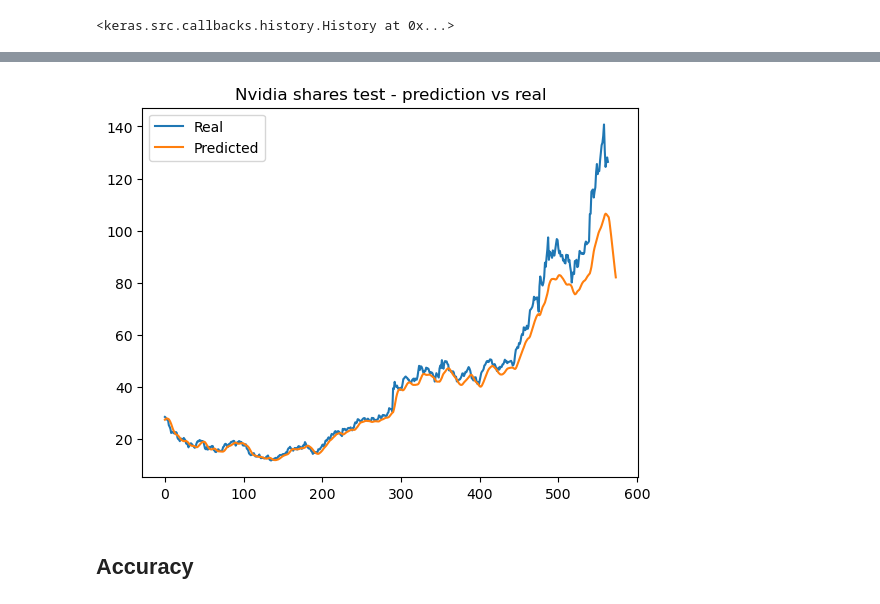
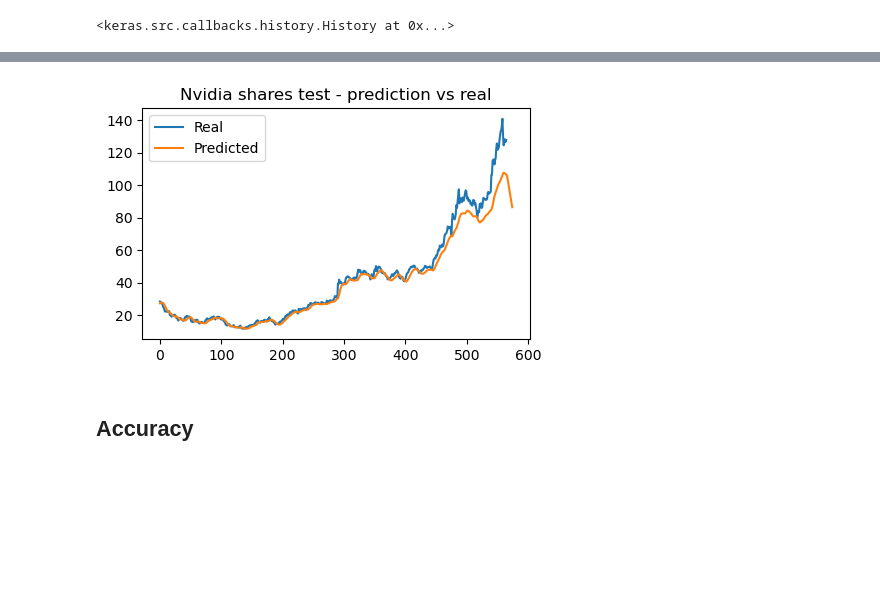
Before and after one commit to NicolasZFr/nvidia_prediction_lstm, a Jupyter notebook: main.ipynb, the cells around one changed output, grey strips where cells are left out. Drawn from its saved outputs; the diff is of its cells as text; code cells hidden in the pictures; blank space fills up the shorter version.

```diff
--- a/main.ipynb
+++ b/main.ipynb
@@ -183,14 +185,15 @@ prediccion_test = np.append(prediccion_test[0:],predicciones_futuras[0:]).reshap
 # %%
 import matplotlib.pyplot as plt
 
+plt.figure(figsize=(5,3))
 plt.plot(minmax.inverse_transform(np.array(Y_test).reshape(-1,1)),label='Real')
 plt.plot(prediccion_test,label='Predicted')
 plt.legend()
 plt.title("Nvidia shares test - prediction vs real")
 plt.savefig("images/nvidia_predicion_test.png")
 plt.show()
 # %% [output]
-[figure, old version]
+[figure, new version]
 # %% [markdown]
 ## Accuracy
 # %%
```
Also changed, not shown: parts of 8 cells of this notebook, 5 other files.
